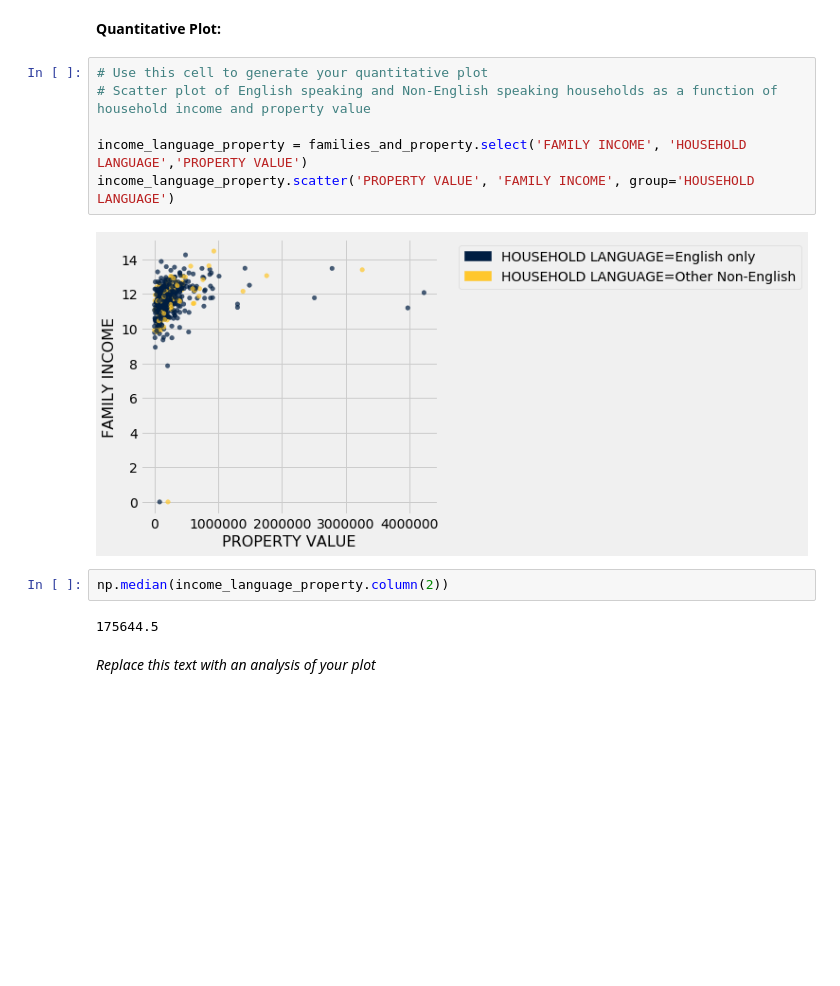
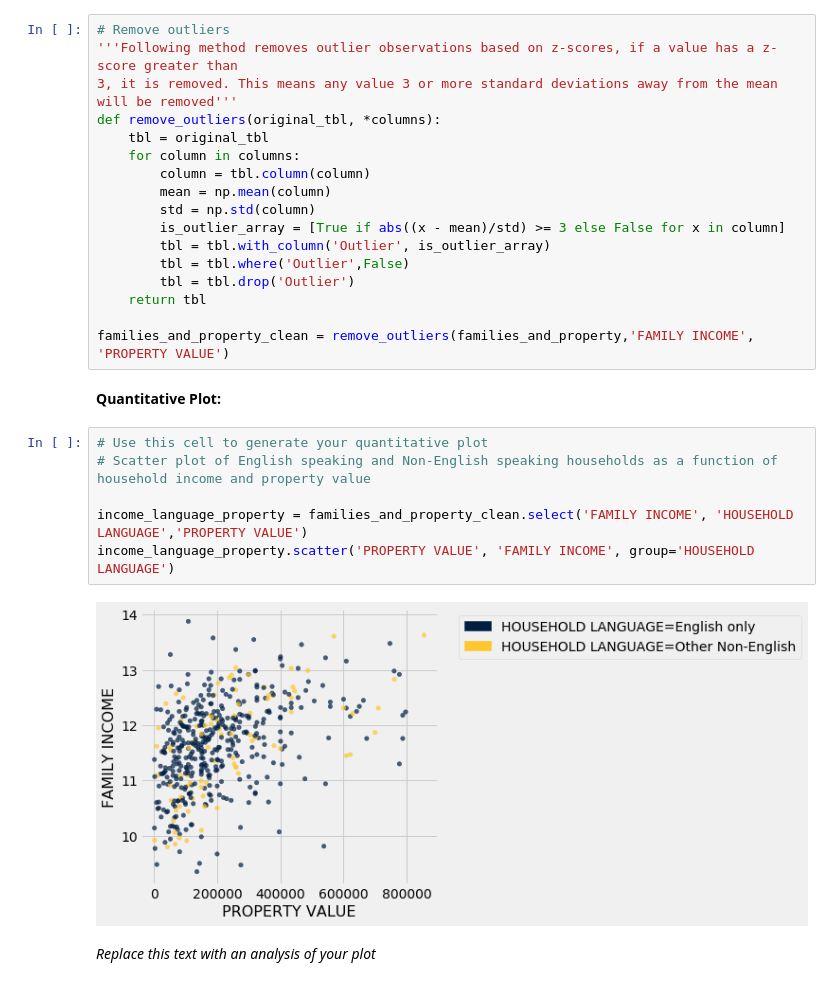
Before and after one commit to Jonathan-EJ/data8Proj, a Jupyter notebook: notebook-materials-su20_materials_su20_final-project_US-wealth/wealth-final-project.ipynb, the cells around one changed output. Drawn from its saved outputs; the diff is of its cells as text; blank space fills up the shorter version.

```diff
--- a/notebook-materials-su20_materials_su20_final-project_US-wealth/wealth-final-project.ipynb
+++ b/notebook-materials-su20_materials_su20_final-project_US-wealth/wealth-final-project.ipynb
@@ -272,17 +274,30 @@ families_and_property = format_numerical(families_and_property, [0]) # Converts
+# %%
+# Remove outliers
+'''Following method removes outlier observations based on z-scores, if a value has a z-score greater than
+3, it is removed. This means any value 3 or more standard deviations away from the mean will be removed'''
+def remove_outliers(original_tbl, *columns):
+    tbl = original_tbl
+    for column in columns:
+        column = tbl.column(column)
+        mean = np.mean(column)
+        std = np.std(column)
+        is_outlier_array = [True if abs((x - mean)/std) >= 3 else False for x in column]
+        tbl = tbl.with_column('Outlier', is_outlier_array)
+        tbl = tbl.where('Outlier',False)
+        tbl = tbl.drop('Outlier')
+    return tbl
+
+families_and_property_clean = remove_outliers(families_and_property,'FAMILY INCOME', 'PROPERTY VALUE')
 # %% [markdown]
 **Quantitative Plot:**
 # %%
 # Use this cell to generate your quantitative plot
 # Scatter plot of English speaking and Non-English speaking households as a function of household income and property value
 
-income_language_property = families_and_property.select('FAMILY INCOME', 'HOUSEHOLD LANGUAGE','PROPERTY VALUE')
+income_language_property = families_and_property_clean.select('FAMILY INCOME', 'HOUSEHOLD LANGUAGE','PROPERTY VALUE')
 income_language_property.scatter('PROPERTY VALUE', 'FAMILY INCOME', group='HOUSEHOLD LANGUAGE')
 # %% [output]
-[figure, old version]
+[figure, new version]
-# %%
-np.median(income_language_property.column(2))
-# %% [output]
-175644.5
 # %% [markdown]
 *Replace this text with an analysis of your plot*
 # %% [markdown]
```
Also changed, not shown: parts of 6 cells of this notebook.
